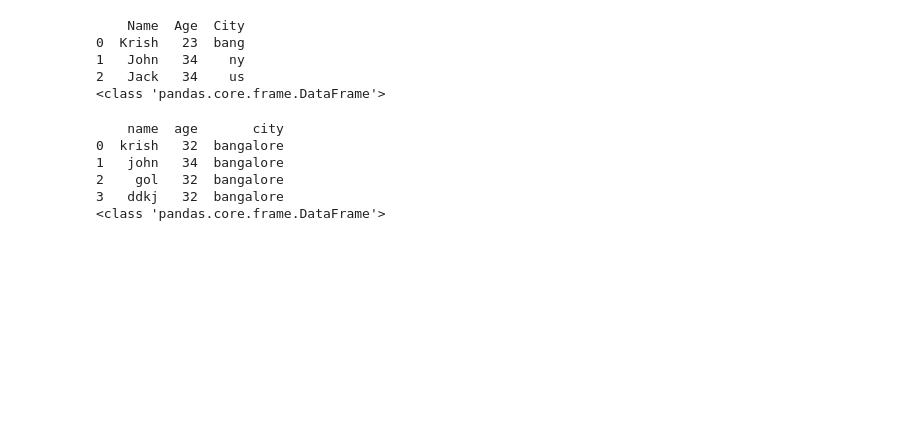
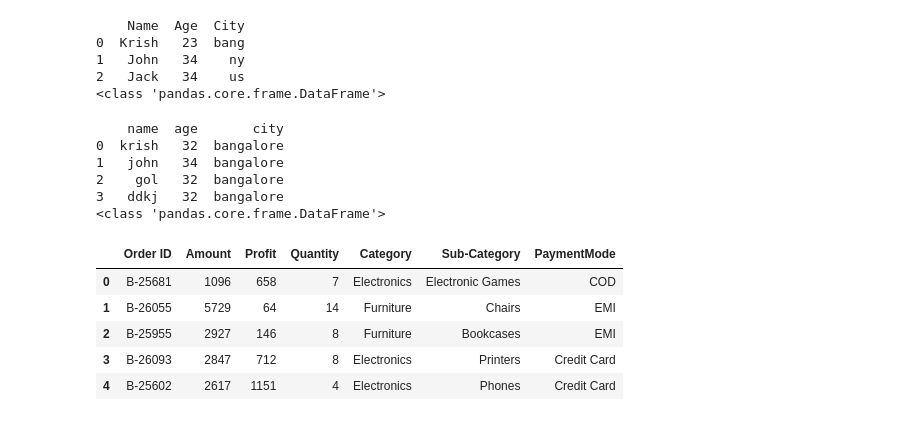
Before and after one commit to Devankshi12/ML, a Jupyter notebook: pandas.ipynb, the cells around one changed output. Cells and saved outputs as stored; diff of their text form; code cells hidden in the pictures; blank space fills up the shorter version.

```diff
--- a/pandas.ipynb
+++ b/pandas.ipynb
@@ -76,3 +76,13 @@ print(type(df))
 2    gol   32  bangalore
 3   ddkj   32  bangalore
 <class 'pandas.core.frame.DataFrame'>
+# %%
+df=pd.read_csv('/content/Details_data.csv')
+df.head(5)
+# %% [output]
+|  | Order ID | Amount | Profit | Quantity | Category | Sub-Category | PaymentMode |
+| 0 | B-25681 | 1096 | 658 | 7 | Electronics | Electronic Games | COD |
+| 1 | B-26055 | 5729 | 64 | 14 | Furniture | Chairs | EMI |
+| 2 | B-25955 | 2927 | 146 | 8 | Furniture | Bookcases | EMI |
+| 3 | B-26093 | 2847 | 712 | 8 | Electronics | Printers | Credit Card |
+| 4 | B-25602 | 2617 | 1151 | 4 | Electronics | Phones | Credit Card |
```
Also changed, not shown: parts of 6 cells of this notebook.
